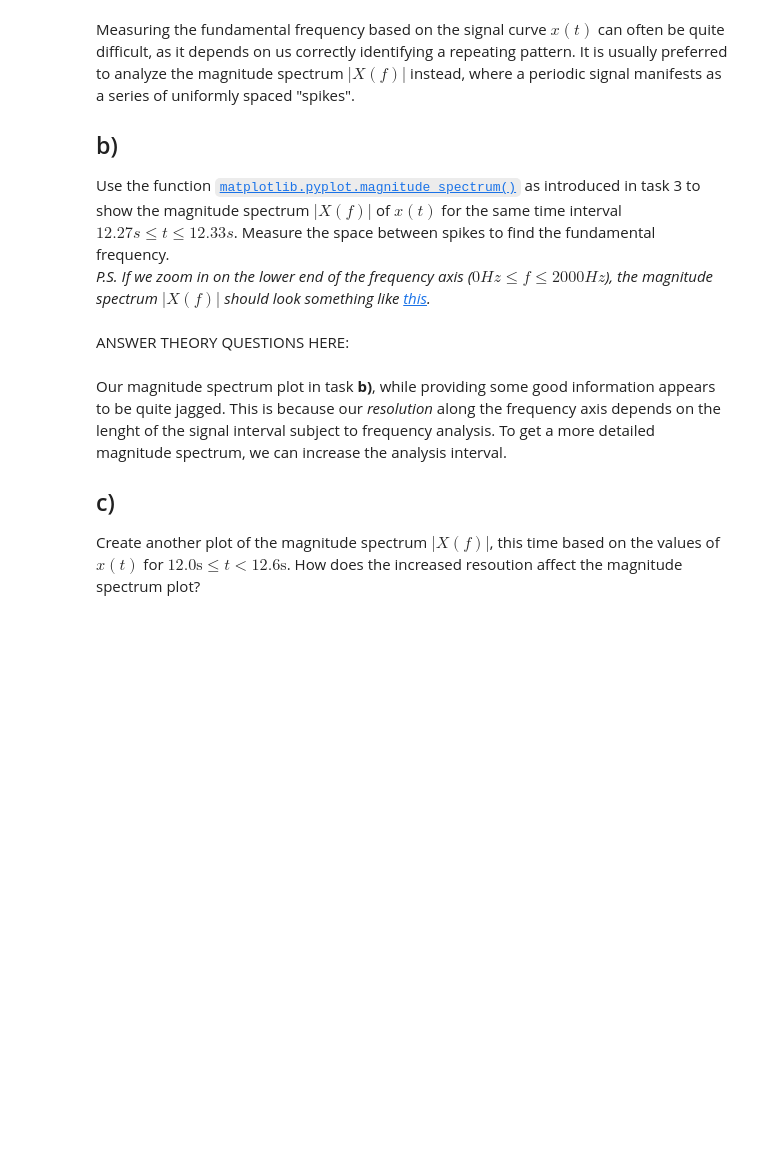
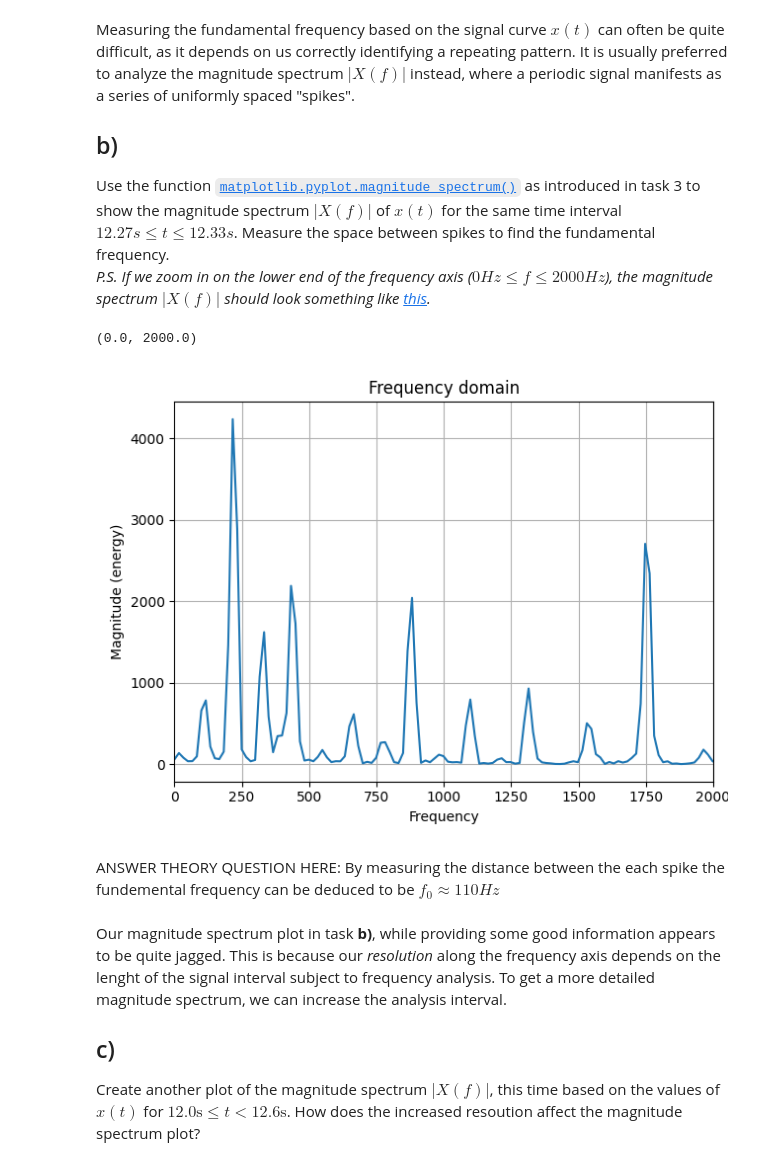
Before and after one commit to kaierih/AIS2201_Exercises, a Jupyter notebook: Exercise_1/4_audio_analysis.ipynb, the cells around one changed output. Drawn from its saved outputs; the diff is of its cells as text; code cells hidden in the pictures; blank space fills up the shorter version.

```diff
--- a/Exercise_1/4_audio_analysis.ipynb
+++ b/Exercise_1/4_audio_analysis.ipynb
@@ -52,9 +54,20 @@ Use the function [`matplotlib.pyplot.magnitude_spectrum()`](https://matplotlib.o
 # %%
 import matplotlib.pyplot as plt
 %matplotlib ipympl
 # WRITE YOUR CODE HERE:
+
+fig = plt.figure()
+plt.magnitude_spectrum(sampleData[minIndex-1:maxIndex+1],fs) # argument 'fs' required for x-axis to represent Hertz(Hz)
+plt.title("Frequency domain")
+plt.grid(True)
+plt.tight_layout() # Make room for axis labels
+plt.xlim([0, 2000])
+# %% [output]
+(0.0, 2000.0)
+[figure, added]
 # %% [markdown]
-ANSWER THEORY QUESTIONS HERE:
+ANSWER THEORY QUESTION HERE:
+By measuring the distance between the each spike the fundemental frequency can be deduced to be $f_0 \approx 110Hz$
 # %% [markdown]
 Our magnitude spectrum plot in task **b)**, while providing some good information appears to be quite jagged. This is because our *resolution* along the frequency axis depends on the lenght of the signal interval subject to frequency analysis. To get a more detailed magnitude spectrum, we can increase the analysis interval.
 
```
Also changed, not shown: parts of 4 cells of this notebook, 2 other files.
